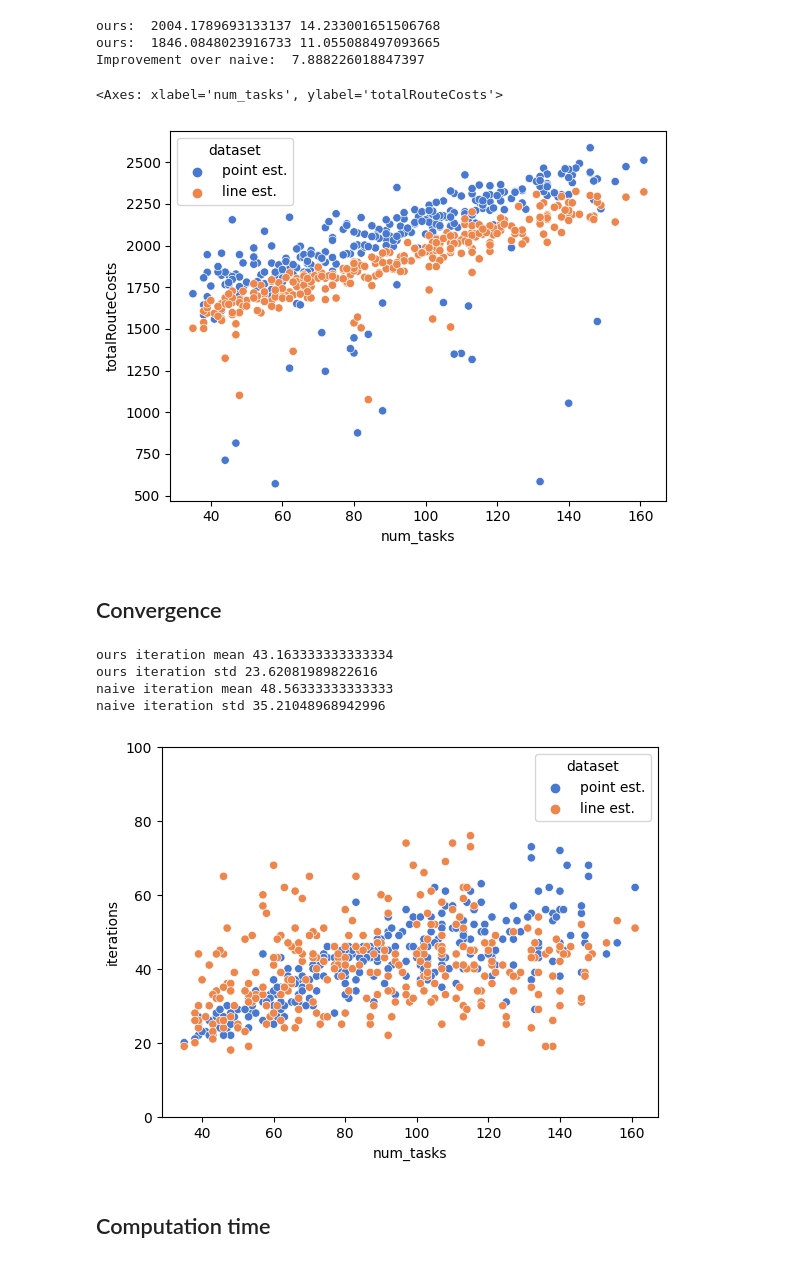
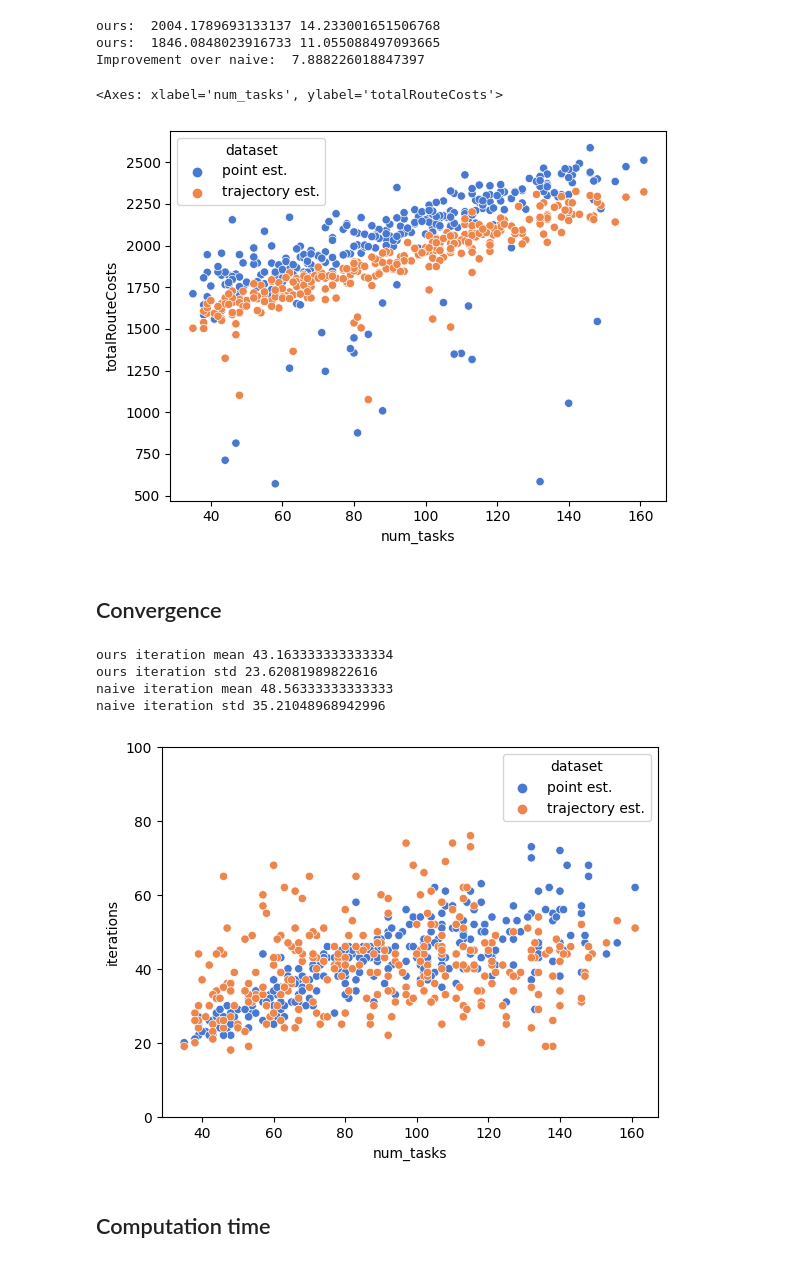
Before and after one commit to kasperg3/trajallocpy, a Jupyter notebook: plot_benchmarks.ipynb, the cells around one changed output. Saved outputs shown, nothing was run; the diff lists cells and outputs as text; code cells hidden in the pictures.

```diff
--- a/plot_benchmarks.ipynb
+++ b/plot_benchmarks.ipynb
@@ -122,43 +131,43 @@ ours = "benchmarks/AC300/ours_4robots_600capacity_AC300.csv"
 ours_naive_df = pd.read_csv(ours_naive)
 ours_df = pd.read_csv(ours)
 
-concatenated = pd.concat([ours_naive_df.assign(dataset='point est.'), ours_df.assign(dataset='line est.')])
+concatenated = pd.concat([ours_naive_df.assign(dataset='point est.'), ours_df.assign(dataset='trajectory est.')])
 
 sns.scatterplot(data=concatenated, x="num_tasks", y="totalRouteCosts", hue="dataset")
 # %% [output]
 <Axes: xlabel='num_tasks', ylabel='totalRouteCosts'>
-[figure, old version]
+[figure, new version]
 # %% [markdown]
 ## Convergence
 # %%
 # ours_naive = "benchmarks/ours_naive_4robots_600capacity_AC300.csv"
 # ours = "benchmarks/ours_4robots_600capacity_AC300.csv"
 ours_naive = "benchmarks/AC300/ours_naive_2robots_1200capacity_AC300.csv"
 ours = "benchmarks/AC300/ours_2robots_1200capacity_AC300.csv"
 
 # Create an empty list to hold the dataframes
 ours_naive_df = pd.read_csv(ours_naive)
 ours_df = pd.read_csv(ours)
 
-concatenated = pd.concat([ours_naive_df.assign(dataset='point est.'), ours_df.assign(dataset='line est.')])
+concatenated = pd.concat([ours_naive_df.assign(dataset='point est.'), ours_df.assign(dataset='trajectory est.')])
 sns.set_palette('muted')
 
 plt.ylim(0, 100)
 sns.scatterplot(data=concatenated, x="num_tasks", y="iterations", hue="dataset")
 
 # Merge the two DataFrames on the 'Key' column
 merged_df = pd.merge(ours_naive_df, ours_df, on='dataset_name', suffixes=('_ours', '_naive'))
 
 print("ours iteration mean", ours_df["iterations"].mean())
 print("ours iteration std", ours_df["iterations"].std())
 print("naive iteration mean",ours_naive_df["iterations"].mean())
 print("naive iteration std",ours_naive_df["iterations"].std())
 # %% [output]
 ours iteration mean 43.163333333333334
 ours iteration std 23.62081989822616
 naive iteration mean 48.56333333333333
 naive iteration std 35.21048968942996
-[figure, old version]
+[figure, new version]
 # %% [markdown]
 ## Computation time
 # %%
```
Also changed, not shown: parts of 7 cells of this notebook, 2 other files.
